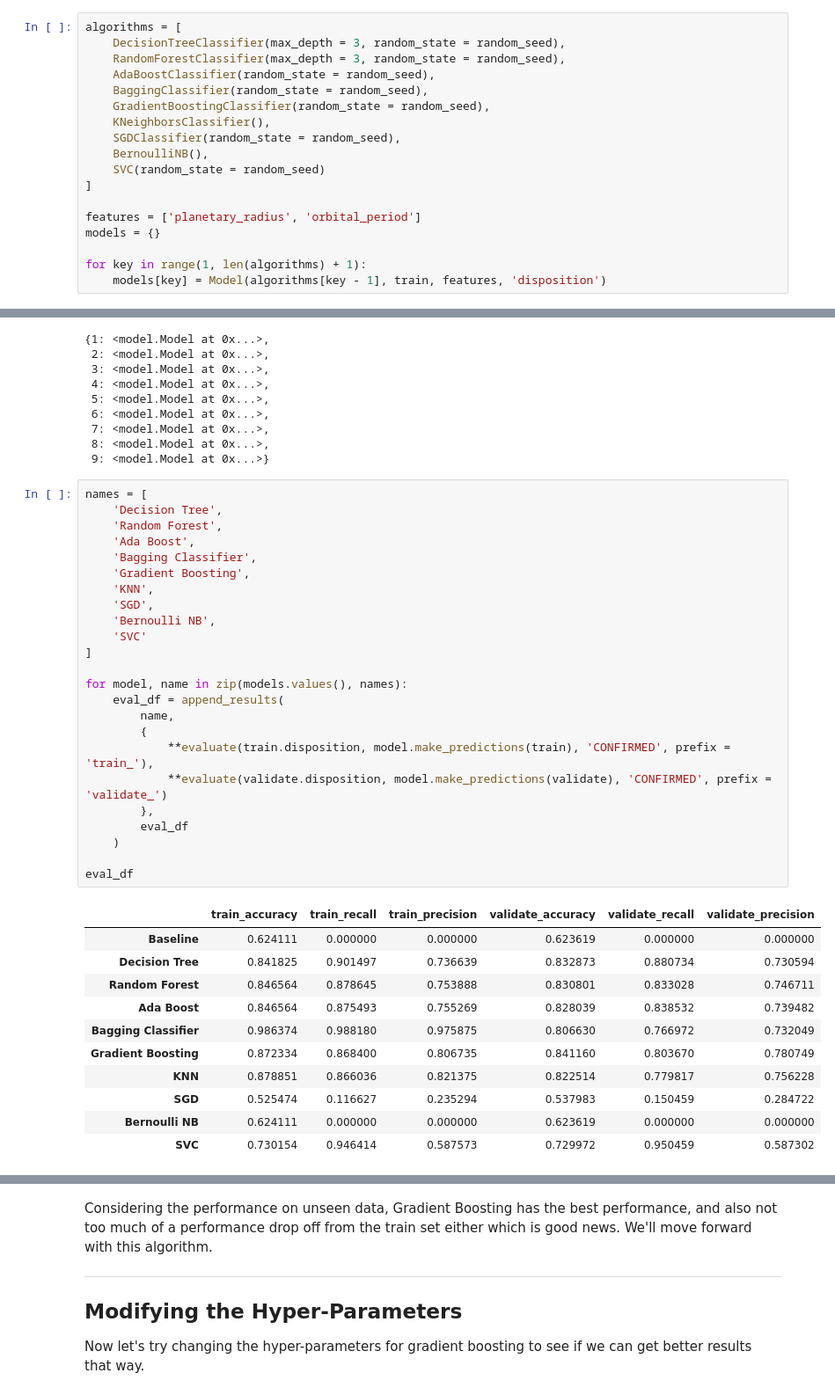
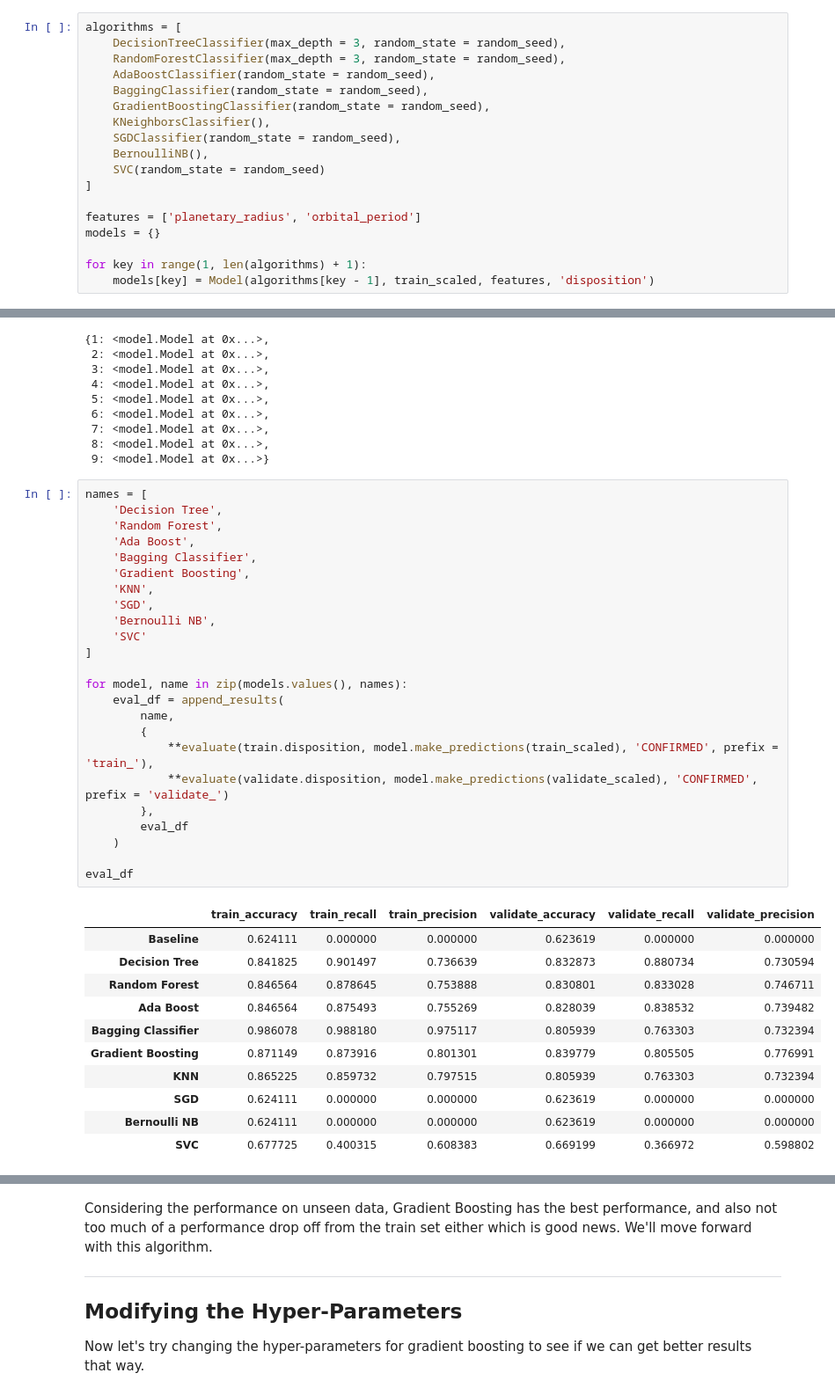
Before and after one commit to alegarcia-dev/Kepler-exoplanet-analysis, a Jupyter notebook: model.ipynb, the cells around one changed output, grey strips where cells are left out. Shown at 88% size. Saved outputs shown, nothing was run; the diff lists cells and outputs as text.

```diff
--- a/model.ipynb
+++ b/model.ipynb
@@ -141,7 +141,7 @@ features = ['planetary_radius', 'orbital_period']
 models = {}
 
 for key in range(1, len(algorithms) + 1):
-    models[key] = Model(algorithms[key - 1], train, features, 'disposition')
+    models[key] = Model(algorithms[key - 1], train_scaled, features, 'disposition')
 # %%
 models
 # %% [output]
@@ -157,39 +157,39 @@ models
 # %%
 names = [
     'Decision Tree',
     'Random Forest',
     'Ada Boost',
     'Bagging Classifier',
     'Gradient Boosting',
     'KNN',
     'SGD',
     'Bernoulli NB',
     'SVC'
 ]
 
 for model, name in zip(models.values(), names):
     eval_df = append_results(
         name,
         {
-            **evaluate(train.disposition, model.make_predictions(train), 'CONFIRMED', prefix = 'train_'),
-            **evaluate(validate.disposition, model.make_predictions(validate), 'CONFIRMED', prefix = 'validate_')
+            **evaluate(train.disposition, model.make_predictions(train_scaled), 'CONFIRMED', prefix = 'train_'),
+            **evaluate(validate.disposition, model.make_predictions(validate_scaled), 'CONFIRMED', prefix = 'validate_')
         },
         eval_df
     )
 
 eval_df
 # %% [output]
 |  | train_accuracy | train_recall | train_precision | validate_accuracy | validate_recall | validate_precision |
 | Baseline | 0.624111 | 0.000000 | 0.000000 | 0.623619 | 0.000000 | 0.000000 |
 | Decision Tree | 0.841825 | 0.901497 | 0.736639 | 0.832873 | 0.880734 | 0.730594 |
 | Random Forest | 0.846564 | 0.878645 | 0.753888 | 0.830801 | 0.833028 | 0.746711 |
 | Ada Boost | 0.846564 | 0.875493 | 0.755269 | 0.828039 | 0.838532 | 0.739482 |
-| Bagging Classifier | 0.986374 | 0.988180 | 0.975875 | 0.806630 | 0.766972 | 0.732049 |
-| Gradient Boosting | 0.872334 | 0.868400 | 0.806735 | 0.841160 | 0.803670 | 0.780749 |
-| KNN | 0.878851 | 0.866036 | 0.821375 | 0.822514 | 0.779817 | 0.756228 |
-| SGD | 0.525474 | 0.116627 | 0.235294 | 0.537983 | 0.150459 | 0.284722 |
+| Bagging Classifier | 0.986078 | 0.988180 | 0.975117 | 0.805939 | 0.763303 | 0.732394 |
+| Gradient Boosting | 0.871149 | 0.873916 | 0.801301 | 0.839779 | 0.805505 | 0.776991 |
+| KNN | 0.865225 | 0.859732 | 0.797515 | 0.805939 | 0.763303 | 0.732394 |
+| SGD | 0.624111 | 0.000000 | 0.000000 | 0.623619 | 0.000000 | 0.000000 |
 | Bernoulli NB | 0.624111 | 0.000000 | 0.000000 | 0.623619 | 0.000000 | 0.000000 |
-| SVC | 0.730154 | 0.946414 | 0.587573 | 0.729972 | 0.950459 | 0.587302 |
+| SVC | 0.677725 | 0.400315 | 0.608383 | 0.669199 | 0.366972 | 0.598802 |
 # %%
 eval_df.sort_values(by = 'validate_accuracy', ascending = False)
 # %% [output]
```
Also changed, not shown: parts of 12 cells of this notebook, 1 other file.
